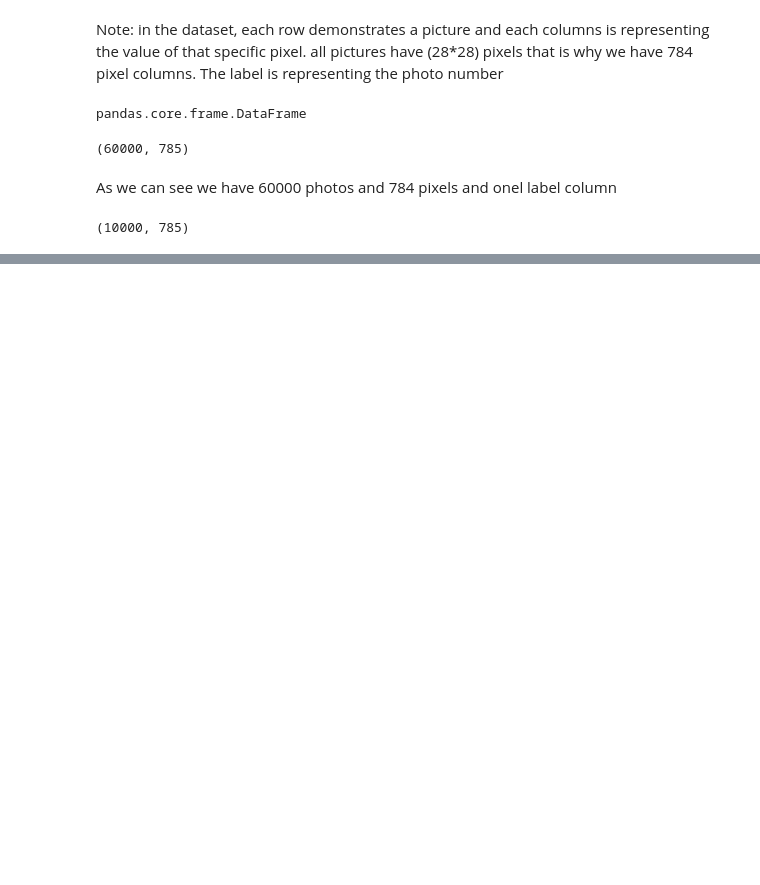
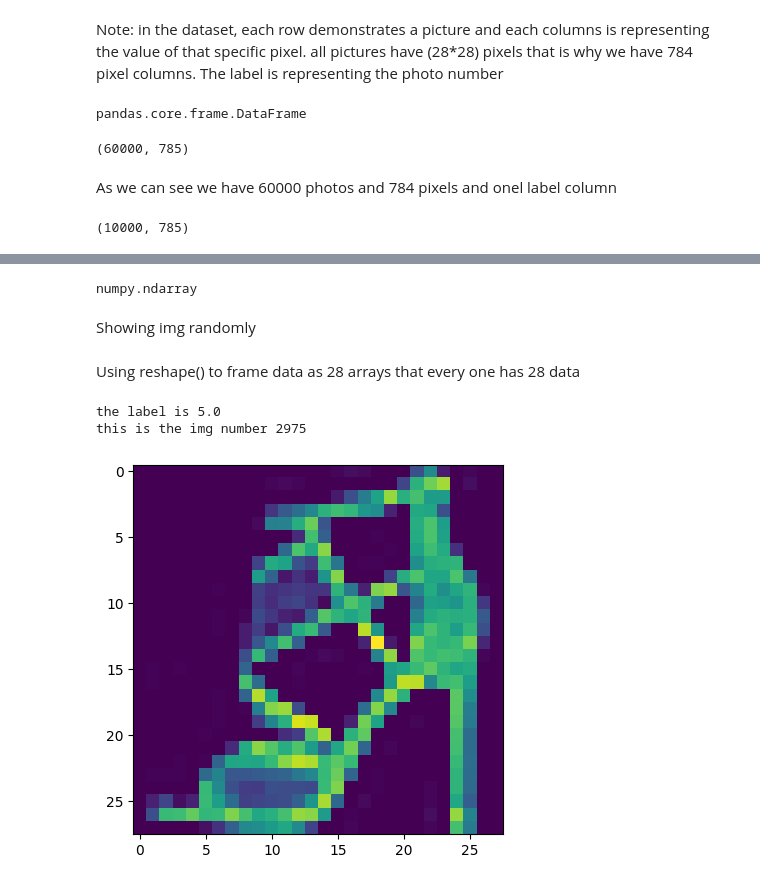
Before and after one commit to Ali-mohammadi-design/LLM_Engineering_and_Machine_Learning, a Jupyter notebook: Fashion_Class_Classification.ipynb, the cells around one changed output, grey strips where cells are left out. Saved outputs shown, nothing was run; the diff lists cells and outputs as text; code cells hidden in the pictures; blank space fills up the shorter version.

```diff
--- a/Fashion_Class_Classification.ipynb
+++ b/Fashion_Class_Classification.ipynb
@@ -74,0 +50,6 @@ fashion_test_df.shape
+# %%
+training= np.array(fashion_train_df, dtype='float32')
+# %%
+type(training)
+# %% [output]
+numpy.ndarray
@@ -74,0 +58,15 @@ fashion_test_df.shape
+# %% [markdown]
+Showing img randomly
+# %% [markdown]
+Using reshape() to frame data as 28 arrays that every one has 28 data
+# %%
+import random
+i=random.randint(1,6000)
+plt.imshow(training[i,1:].reshape(28,28))
+label=training[i,0]
+print(f"the label is {label}")
+print(f"this is the img number {i}")
+# %% [output]
+the label is 5.0
+this is the img number 2975
+[figure, added]
```
Also changed, not shown: parts of 3 cells of this notebook.
